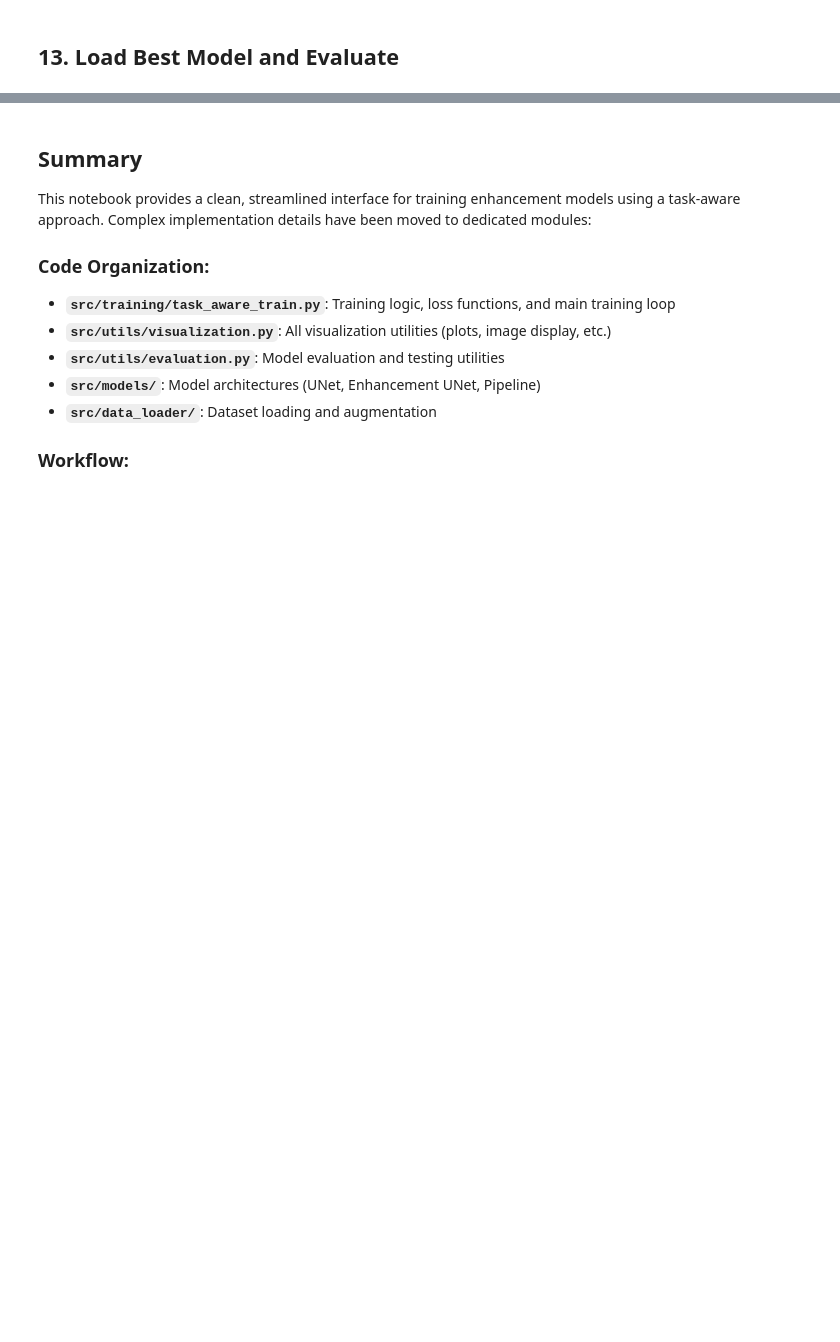
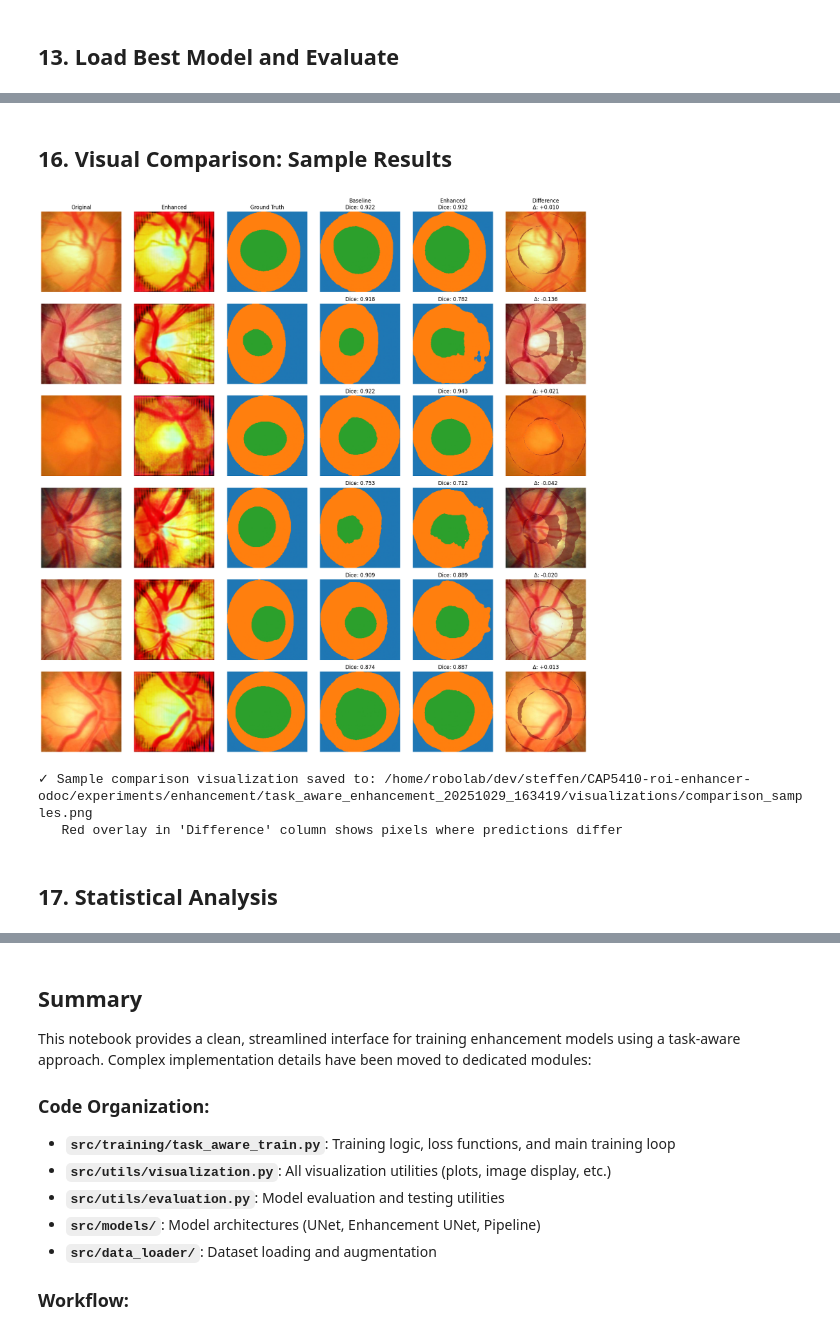
Before and after one commit to SebastianSiedler/CAP5410-roi-enhancer-odoc, a Jupyter notebook: notebooks/train_enhancement_model.ipynb, the cells around one changed output, grey strips where cells are left out. Saved outputs shown, nothing was run; the diff lists cells and outputs as text; code cells hidden in the pictures; blank space fills up the shorter version.

```diff
--- a/notebooks/train_enhancement_model.ipynb
+++ b/notebooks/train_enhancement_model.ipynb
@@ -768,0 +922,66 @@ print(f"Test results saved to: {save_path}")
+# %% [markdown]
+## 16. Visual Comparison: Sample Results
+# %%
+# Visualize comparison for multiple samples
+num_samples_to_show = min(6, len(original_images_all))
+
+fig, axes = plt.subplots(num_samples_to_show, 6, figsize=(18, 3*num_samples_to_show))
+if num_samples_to_show == 1:
+    axes = axes.reshape(1, -1)
+
+for i in range(num_samples_to_show):
+    # Original image
+    img = original_images_all[i].permute(1, 2, 0).numpy()
+    img = (img - img.min()) / (img.max() - img.min() + 1e-8)
+    axes[i, 0].imshow(img)
+    axes[i, 0].set_title('Original' if i == 0 else '')
+    axes[i, 0].axis('off')
+
+    # Enhanced image
+    enh_img = enhanced_images_all[i].permute(1, 2, 0).numpy()
+    enh_img = (enh_img - enh_img.min()) / (enh_img.max() - enh_img.min() + 1e-8)
+    axes[i, 1].imshow(enh_img)
+    axes[i, 1].set_title('Enhanced' if i == 0 else '')
+    axes[i, 1].axis('off')
+
+    # Ground truth
+    gt_mask = ground_truth_masks_all[i].numpy()
+    axes[i, 2].imshow(gt_mask, cmap='tab10', vmin=0, vmax=9)
+    axes[i, 2].set_title('Ground Truth' if i == 0 else '')
+    axes[i, 2].axis('off')
+
+    # Baseline prediction
+    baseline_pred = baseline_predictions_all[i].numpy()
+    axes[i, 3].imshow(baseline_pred, cmap='tab10', vmin=0, vmax=9)
+    baseline_dice = baseline_dice_scores['overall'][i]
+    axes[i, 3].set_title(f'Baseline\nDice: {baseline_dice:.3f}' if i == 0 else f'Dice: {baseline_dice:.3f}')
+    axes[i, 3].axis('off')
+
+    # Enhanced prediction
+    enhanced_pred = enhanced_predictions_all[i].numpy()
+    axes[i, 4].imshow(enhanced_pred, cmap='tab10', vmin=0, vmax=9)
+    enhanced_dice = enhanced_dice_scores['overall'][i]
+    axes[i, 4].set_title(f'Enhanced\nDice: {enhanced_dice:.3f}' if i == 0 else f'Dice: {enhanced_dice:.3f}')
+    axes[i, 4].axis('off')
+
+    # Difference map (overlay)
+    diff = (baseline_pred != enhanced_pred).astype(float)
+    axes[i, 5].imshow(img)
+    axes[i, 5].imshow(diff, cmap='Reds', alpha=0.5 * diff)
+    improvement = enhanced_dice - baseline_dice
+    axes[i, 5].set_title(f'Difference\nΔ: {improvement:+.3f}' if i == 0 else f'Δ: {improvement:+.3f}')
+    axes[i, 5].axis('off')
+
+plt.tight_layout()
+save_path = exp_dir / 'visualizations' / 'comparison_samples.png'
+plt.savefig(save_path, dpi=150, bbox_inches='tight')
+plt.show()
+
+print(f"\n✓ Sample comparison visualization saved to: {save_path}")
+print(f"   Red overlay in 'Difference' column shows pixels where predictions differ")
+# %% [output]
+[figure, added]
+✓ Sample comparison visualization saved to: /home/robolab/dev/steffen/CAP5410-roi-enhancer-odoc/experiments/enhancement/task_aware_enhancement_20251029_163419/visualizations/comparison_samples.png
+   Red overlay in 'Difference' column shows pixels where predictions differ
+# %% [markdown]
+## 17. Statistical Analysis
```
Also changed, not shown: parts of 15 cells of this notebook, 3 other files.
